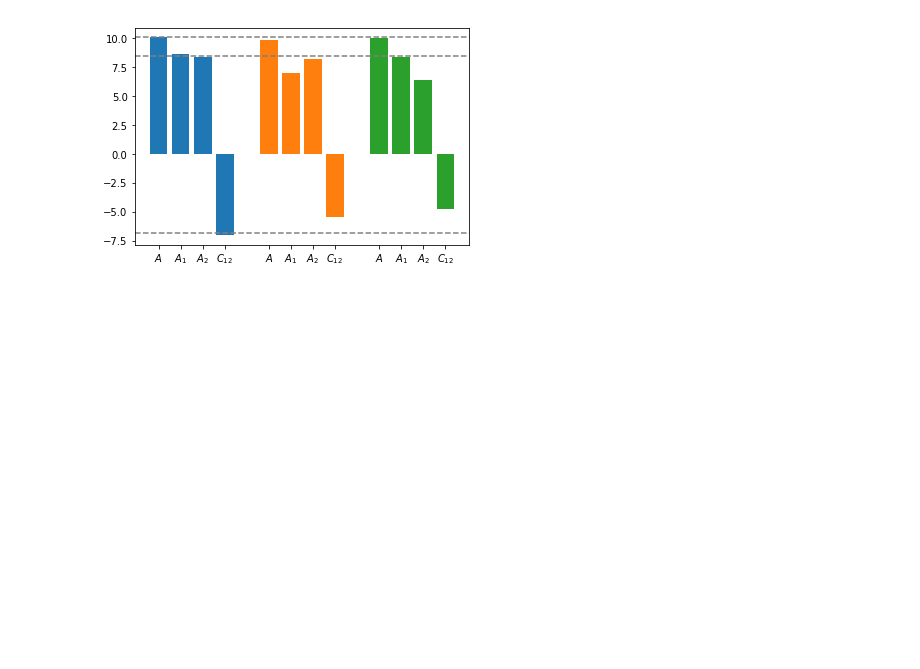
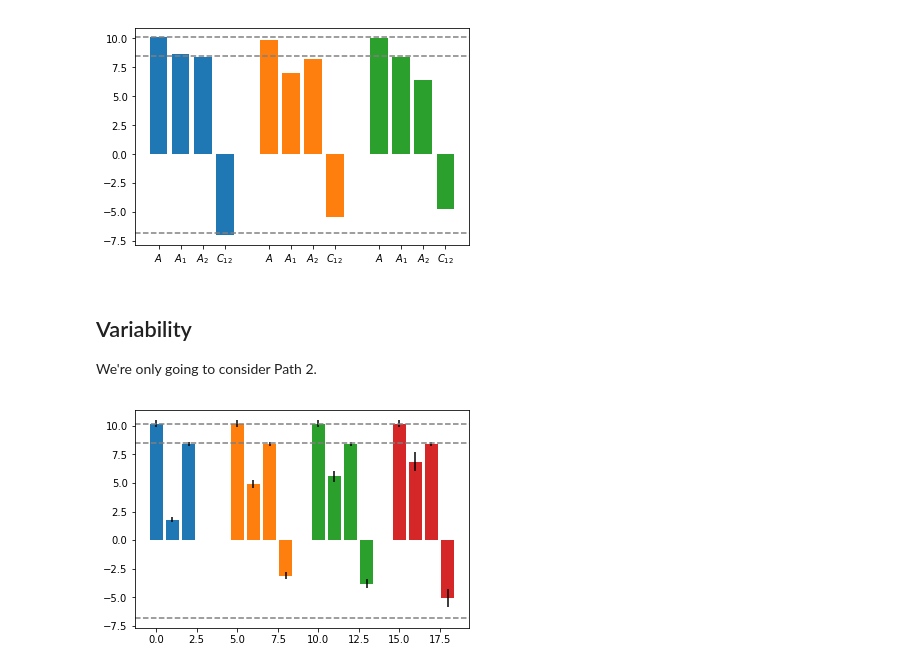
Before and after one commit to jlmaccal/decomp_notebooks, a Jupyter notebook: double_harmonic.ipynb, the cells around one changed output. Cells and saved outputs as stored; diff of their text form; code cells hidden in the pictures; blank space fills up the shorter version.

```diff
--- a/double_harmonic.ipynb
+++ b/double_harmonic.ipynb
@@ -481,3 +481,10 @@ plot_components(lambdas,
                 dH_short_3_cum2, dH1_short_3_cum2, dH2_short_3_cum2)
 # %% [output]
 [figure]
+# %% [markdown]
+## Variability
+
+We're only going to consider Path 2.
+# %%
+STEPS = 10
+TRIALS = 50
@@ -483,0 +539,22 @@ plot_components(lambdas,
+# %%
+pp.bar([0, 1, 2, 3],
+       [np.mean(A_naive), np.mean(A1_naive), np.mean(A2_naive), np.mean(C12_naive)],
+       yerr=[np.std(A_naive), np.std(A1_naive), np.std(A2_naive), np.std(C12_naive)]
+      )
+pp.bar([5, 6, 7, 8],
+       [np.mean(A_exp), np.mean(A1_exp), np.mean(A2_exp), np.mean(C12_exp)],
+       yerr=[np.std(A_exp), np.std(A1_exp), np.std(A2_exp), np.std(C12_exp)]
+      )
+pp.bar([10, 11, 12, 13],
+       [np.mean(A_cum1), np.mean(A1_cum1), np.mean(A2_cum1), np.mean(C12_cum1)],
+       yerr=[np.std(A_cum1), np.std(A1_cum1), np.std(A2_cum1), np.std(C12_cum1)]
+      )
+pp.bar([15, 16, 17, 18],
+       [np.mean(A_cum2), np.mean(A1_cum2), np.mean(A2_cum2), np.mean(C12_cum2)],
+       yerr=[np.std(A_cum2), np.std(A1_cum2), np.std(A2_cum2), np.std(C12_cum2)]
+      )
+pp.axhline(10.15, color='grey', linestyle='--')
+pp.axhline(8.48, color='grey', linestyle='--')
+pp.axhline(-6.81, color='grey', linestyle='--');
+# %% [output]
+[figure, added]
```
Also changed, not shown: parts of 5 cells of this notebook.
